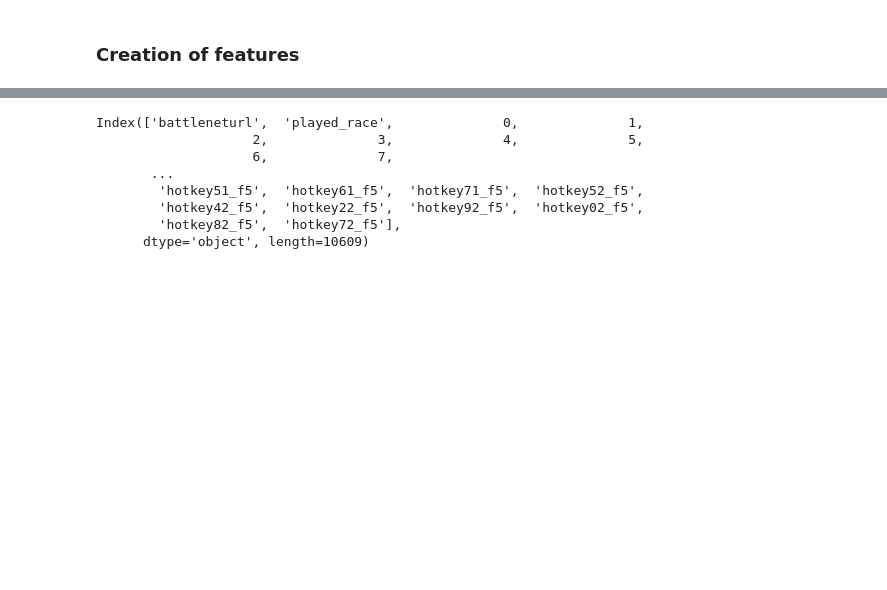
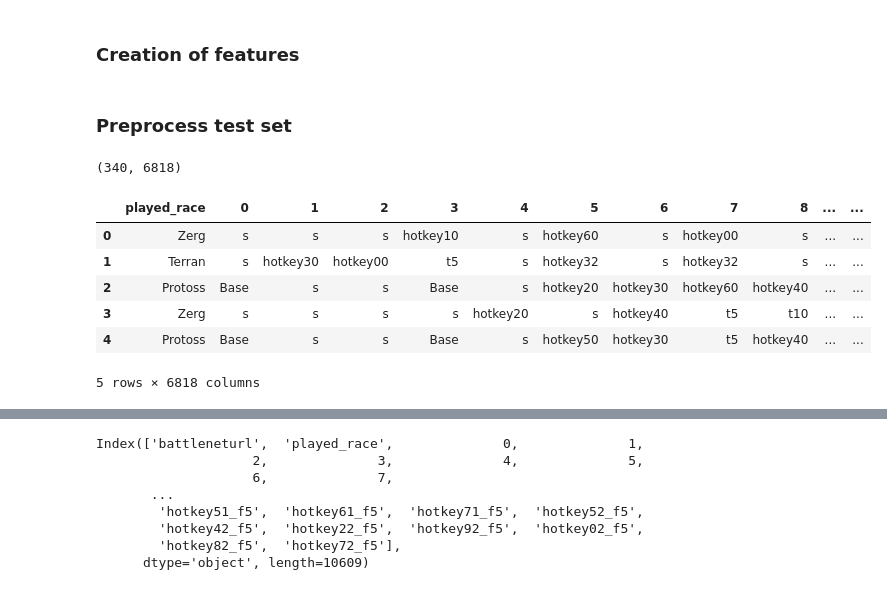
Before and after one commit to sofialtman/OT02---Data-Mining, a Jupyter notebook: features-creation.ipynb, the cells around one changed output, grey strips where cells are left out. Drawn from its saved outputs; the diff is of its cells as text; code cells hidden in the pictures; blank space fills up the shorter version.

```diff
--- a/features-creation.ipynb
+++ b/features-creation.ipynb
@@ -330,3 +330,34 @@ def preprocess(df: pd.DataFrame,  is_train: bool=True, convert_race: bool=True):
 
     #merged_df = df_feat.merge(df, left_index=True, right_index=True)
     return df_feat,df
+# %% [markdown]
+### Preprocess test set
+# %%
+def read_ds(path: Optional[Path]=None, ds: str = "TRAIN"):
+    """Args:
+        path (Optional[Path], optional): the path to read the dataset file. Defaults to /kaggle/input/the-insa-starcraft-2-player-prediction-challenge/{ds}.CSV.gz.
+        ds (str, optional): the part to read (TRAIN or TEST), to use when path is None. Defaults to "TRAIN".
+
+    Returns:
+        pd.DataFrame:
+    """
+    with open(f'/kaggle/input/train-sc2-keystrokes/{ds}.CSV' if path is None else path) as f:
+        max_actions = max(( len( str(c).split(",")) for c in f.readlines() ))
+        f.seek(0)
+        _names = ["played_race"] if "TRAIN" in ds else ["played_race"]
+        _names.extend(range(max_actions - len(_names)))
+        return pd.read_csv(f, names=_names, dtype= str)
+# %%
+#read test set
+features_test = read_ds("data/TEST.csv")
+print(features_test.shape)
+features_test.head(5)
+# %% [output]
+(340, 6818)
+|  | played_race | 0 | 1 | 2 | 3 | 4 | 5 | 6 | 7 | 8 | ... | ... |
+| 0 | Zerg | s | s | s | hotkey10 | s | hotkey60 | s | hotkey00 | s | ... | ... |
+| 1 | Terran | s | hotkey30 | hotkey00 | t5 | s | hotkey32 | s | hotkey32 | s | ... | ... |
+| 2 | Protoss | Base | s | s | Base | s | hotkey20 | hotkey30 | hotkey60 | hotkey40 | ... | ... |
+| 3 | Zerg | s | s | s | s | hotkey20 | s | hotkey40 | t5 | t10 | ... | ... |
+| 4 | Protoss | Base | s | s | Base | s | hotkey50 | hotkey30 | t5 | hotkey40 | ... | ... |
+5 rows × 6818 columns
```
Also changed, not shown: parts of 4 cells of this notebook.
